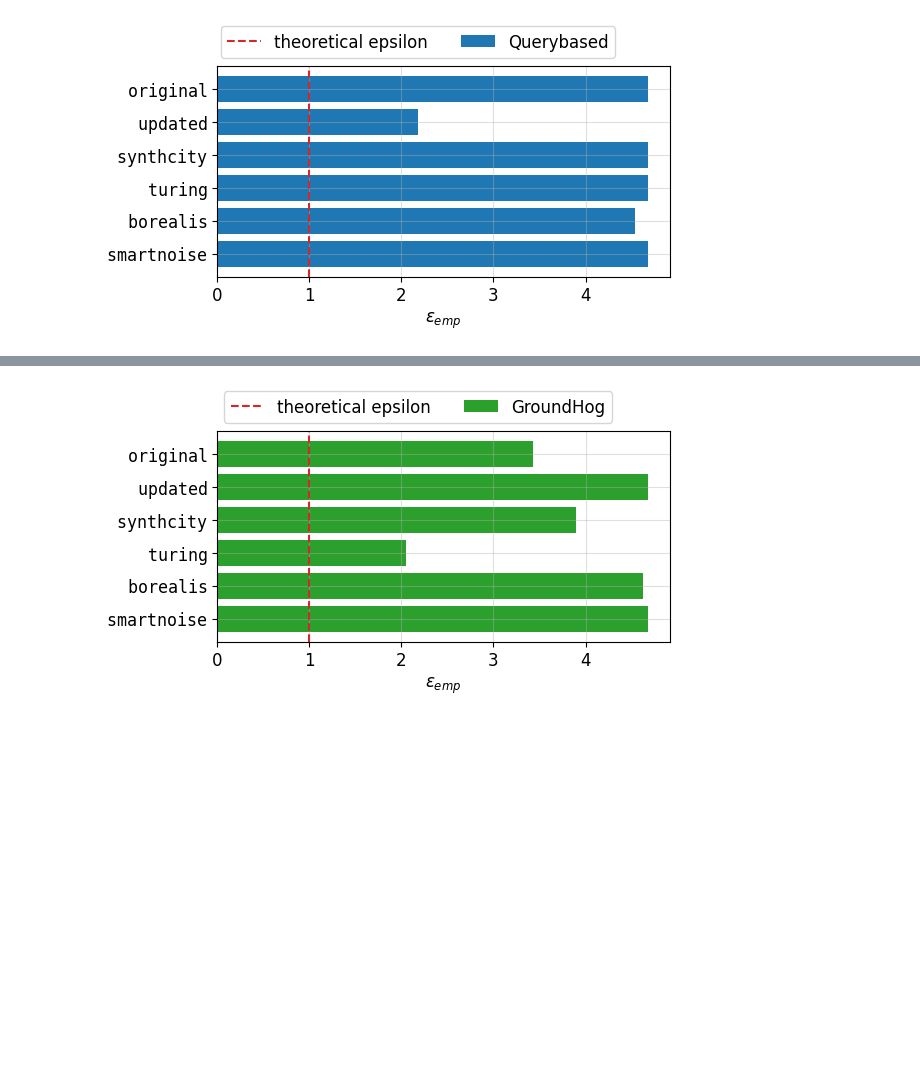
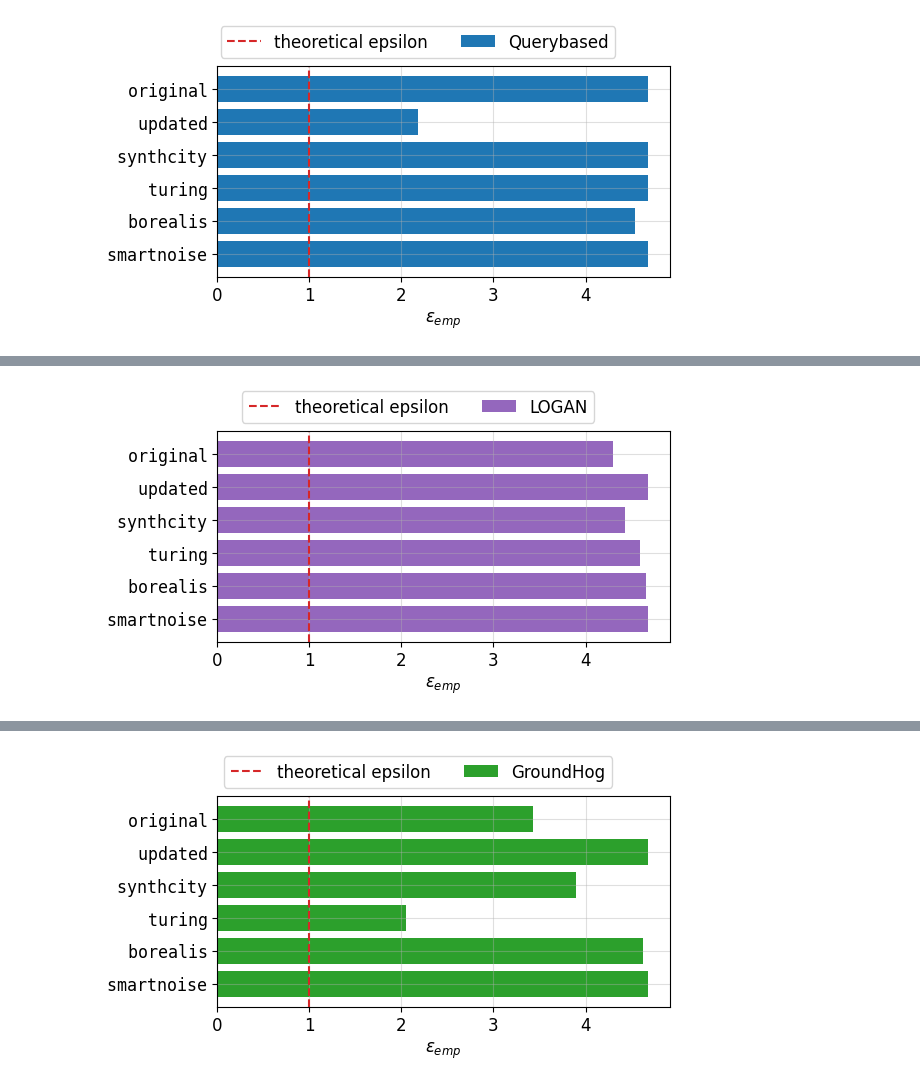
Before and after one commit to spalabucr/pategan-audit, a Jupyter notebook: code/nb_plot.ipynb, the cells around one changed output, grey strips where cells are left out. Drawn from its saved outputs; the diff is of its cells as text; code cells hidden in the pictures; blank space fills up the shorter version.

```diff
--- a/code/nb_plot.ipynb
+++ b/code/nb_plot.ipynb
@@ -533,0 +546,4 @@ fig.show()
+# %%
+audit_path = BASE_PATH / "audit" / "worst_data_audit_wb.pkl.gz"
+# %%
+results_df = pd.read_pickle(audit_path)
@@ -533,0 +560,24 @@ fig.show()
+# %%
+fig, ax = plt.subplots(1, figsize=(6, 3), layout='tight', squeeze=True)
+
+y_pos = range(len(results_df["pg_name"]))
+ax.barh(y_pos,
+        [max(row["emp_eps_approxdp_t"], row["emp_eps_approxdp"]) for _, row in results_df.iterrows()],
+        align="center",
+        color=colors[4]["color"],
+        label="LOGAN")
+ax.axvline(x=1, color=colors[3]["color"], ls="--", label='theoretical epsilon')
+
+# ax.set_xscale("log")
+ax.set_xlabel(r"$\epsilon_{emp}$")
+ax.invert_yaxis()
+ax.set_yticks(y_pos, labels=[fix_label(pg.split("_")[1]) for pg in results_df["pg_name"]])
+ax.grid(True, which="minor", linestyle="dashed", alpha=0.4)
+ax.grid(True, which="major", linestyle="-", alpha=0.4)
+
+fig.legend(ncol=2, loc='upper center', bbox_to_anchor=[0.55, 1.1])
+fig.tight_layout()
+fig.savefig(SAVE_PLOTS_PATH / "empirical_epsilon_worst_wb.pdf", bbox_inches='tight')
+fig.show()
+# %% [output]
+[figure, added]
```
Also changed, not shown: parts of 22 cells of this notebook, 34 other files.
